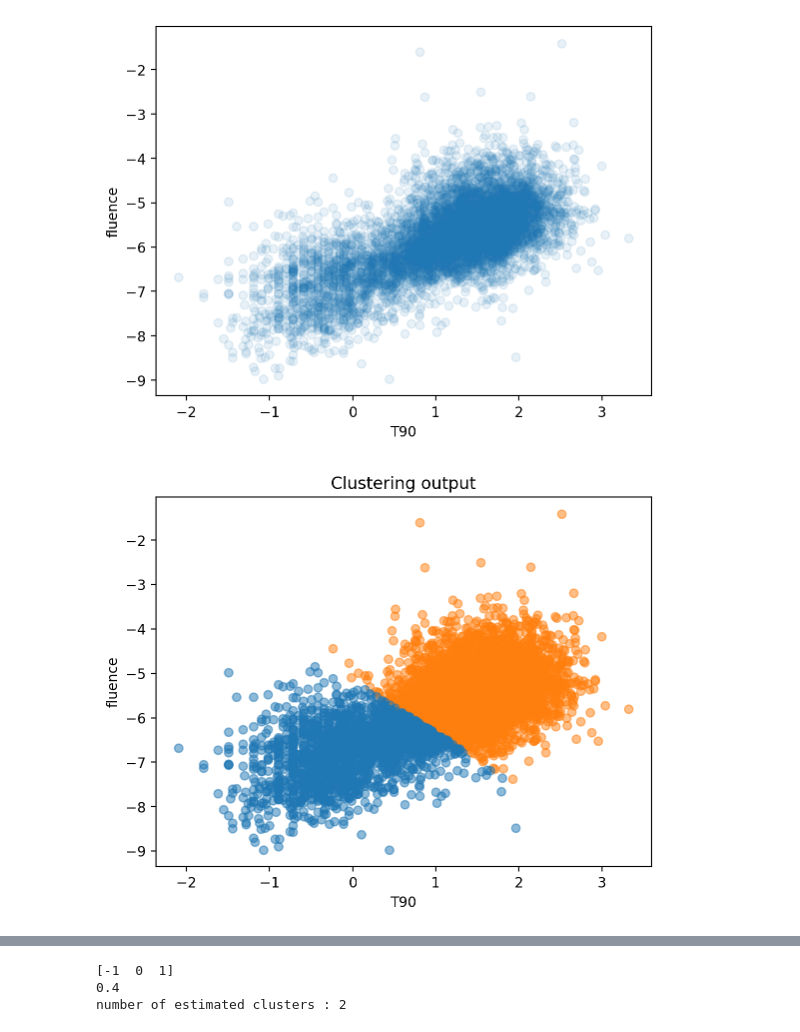
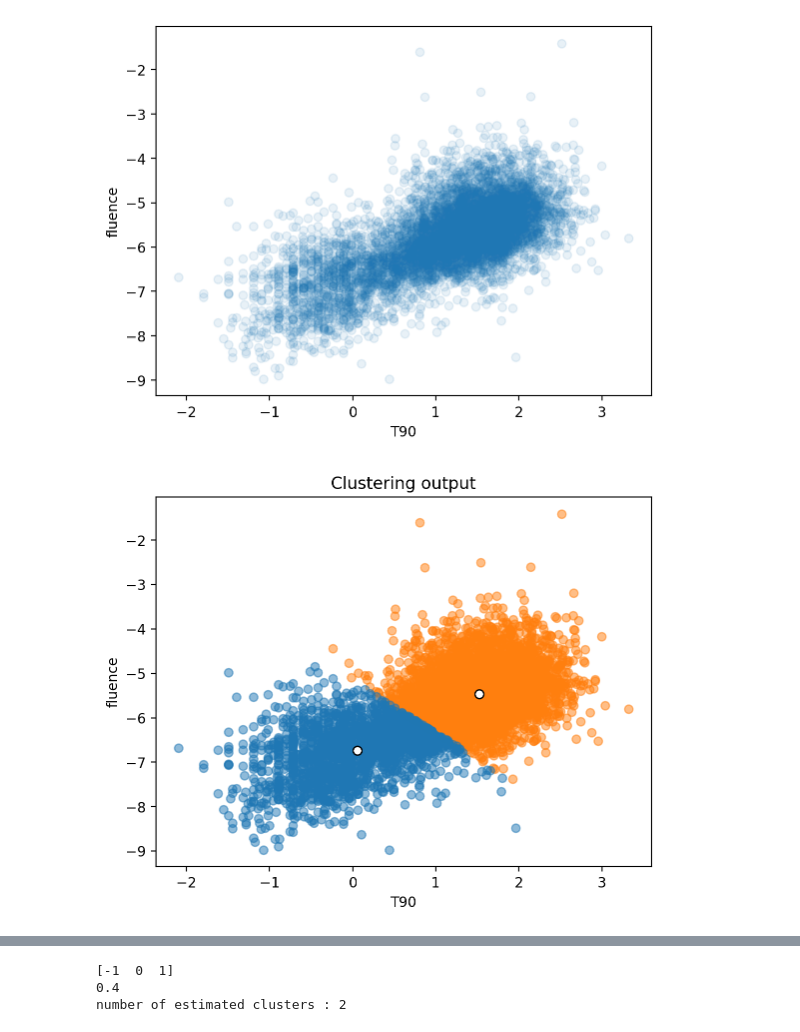
Before and after one commit to EdoSanto/astrostatistics_bicocca_2024, a Jupyter notebook: working/Gamma Ray Bursts.ipynb, the cells around one changed output, grey strips where cells are left out. Drawn from its saved outputs; the diff is of its cells as text; code cells hidden in the pictures.

```diff
--- a/working/Gamma Ray Bursts.ipynb
+++ b/working/Gamma Ray Bursts.ipynb
@@ -119,25 +151,25 @@ plt.scatter(X[:,0], X[:,1], alpha = 0.1);
 # %% [output]
 [figure]
 # %%
-from sklearn.cluster import KMeans
-from sklearn import preprocessing
-
 clf = KMeans(n_clusters=2) #Try 2 clusters to start with, but the number of clusters is an hyperparameter
 clf.fit(X)
 centers = clf.cluster_centers_ #location of the clusters
 labels = clf.predict(X) #labels for each of the points
 
 # plot the data color-coded by cluster id
 colors = ['C1', 'C0', 'C2']
 for ii in range(3):
     plt.scatter(X[labels==ii,0], X[labels==ii,1],
                 color=colors[ii],alpha=0.5)
 
+plt.scatter(centers[:, 0], centers[:, 1],
+           s=40, c='w', edgecolors='k')
+
 # To get some information on these try:
 # KMeans?
 # help(clf)
 plt.xlabel("T90")
 plt.ylabel("fluence")
 plt.title('Clustering output');
 # %% [output]
-[figure, old version]
+[figure, new version]
```
Also changed, not shown: parts of 13 cells of this notebook, 1 other file.
